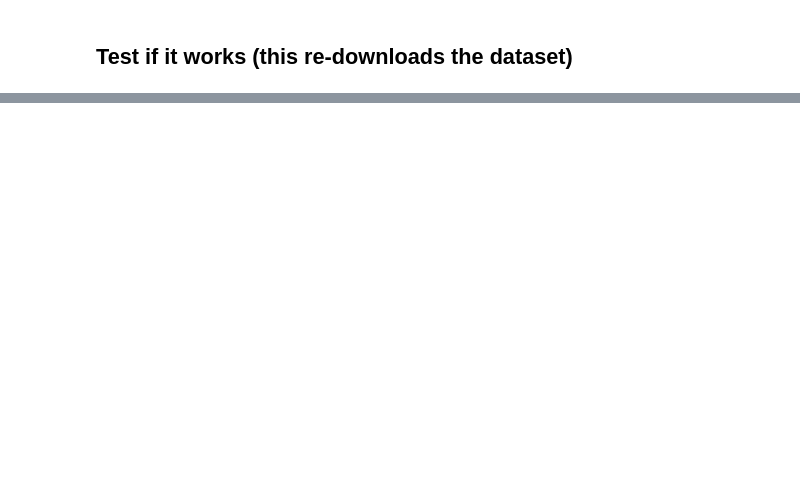
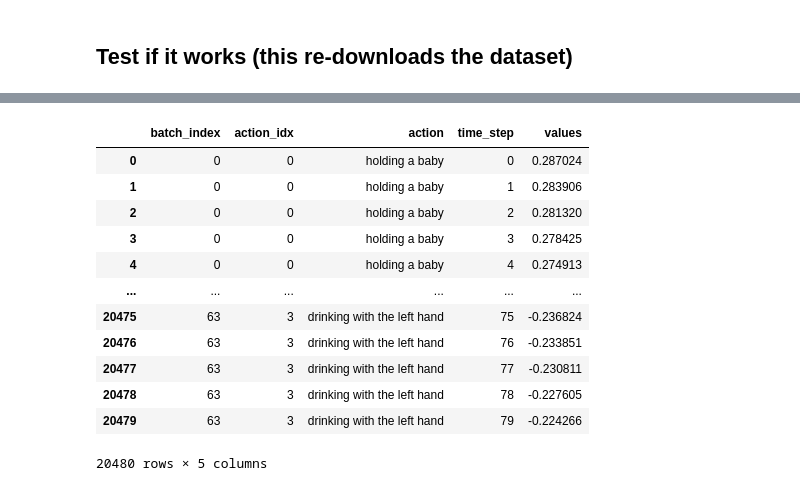
Before and after one commit to mauricekraus/quants-generate, a Jupyter notebook: time_qa-dataset/notebooks/make-hf-dataset.ipynb, the cells around one changed output, grey strips where cells are left out. Drawn from its saved outputs; the diff is of its cells as text; code cells hidden in the pictures; blank space fills up the shorter version.

```diff
--- a/time_qa-dataset/notebooks/make-hf-dataset.ipynb
+++ b/time_qa-dataset/notebooks/make-hf-dataset.ipynb
@@ -381,0 +404,22 @@ batch
+# %%
+# df_fine = df.explode("values")
+
+df_fine = df.copy()
+variate = 61
+df_fine["values"] = df_fine["values"].apply(lambda x: x[variate])
+
+df_fine
+# %% [output]
+|  | batch_index | action_idx | action | time_step | values |
+| 0 | 0 | 0 | holding a baby | 0 | 0.287024 |
+| 1 | 0 | 0 | holding a baby | 1 | 0.283906 |
+| 2 | 0 | 0 | holding a baby | 2 | 0.281320 |
+| 3 | 0 | 0 | holding a baby | 3 | 0.278425 |
+| 4 | 0 | 0 | holding a baby | 4 | 0.274913 |
+| ... | ... | ... | ... | ... | ... |
+| 20475 | 63 | 3 | drinking with the left hand | 75 | -0.236824 |
+| 20476 | 63 | 3 | drinking with the left hand | 76 | -0.233851 |
+| 20477 | 63 | 3 | drinking with the left hand | 77 | -0.230811 |
+| 20478 | 63 | 3 | drinking with the left hand | 78 | -0.227605 |
+| 20479 | 63 | 3 | drinking with the left hand | 79 | -0.224266 |
+20480 rows × 5 columns
```
Also changed, not shown: parts of 17 cells of this notebook, 8 other files.
